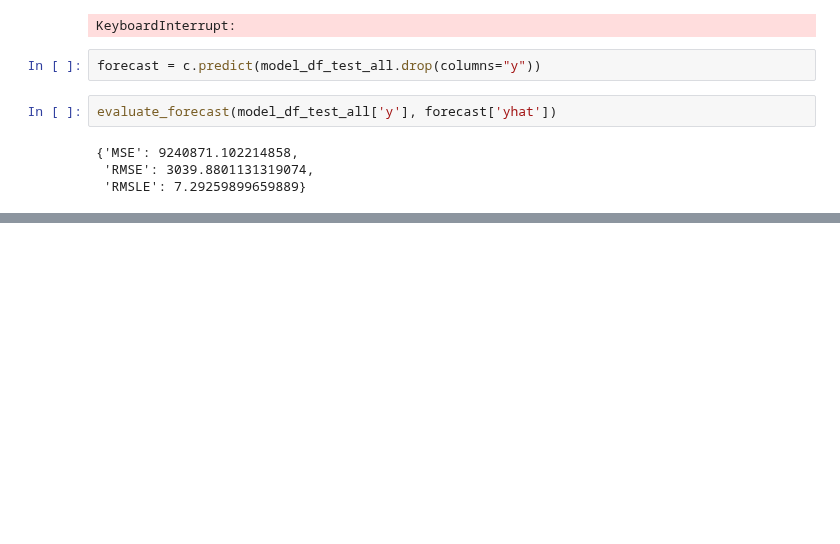
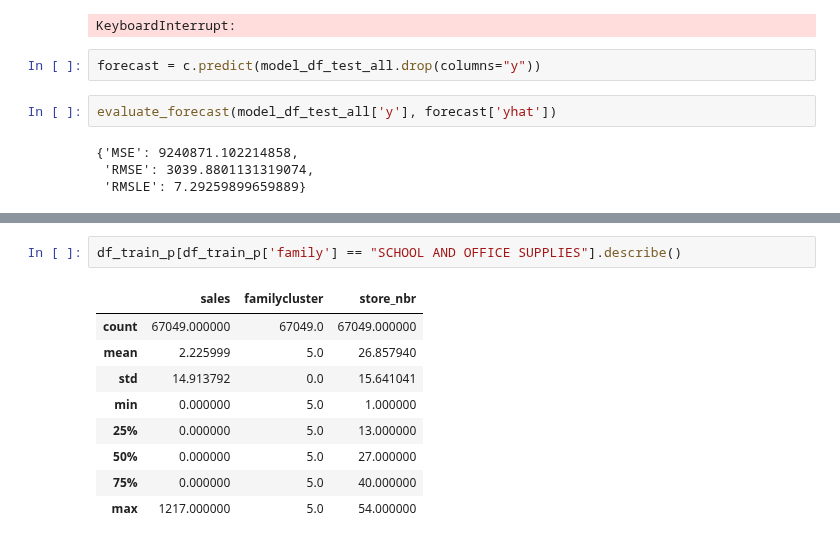
Before and after one commit to coryleroy1/Store-Sales, a Jupyter notebook: Models/FBProphet.ipynb, the cells around one changed output, grey strips where cells are left out. Saved outputs shown, nothing was run; the diff lists cells and outputs as text; blank space fills up the shorter version.

```diff
--- a/Models/FBProphet.ipynb
+++ b/Models/FBProphet.ipynb
@@ -245,0 +740,12 @@ evaluate_forecast(model_df_test_all['y'], forecast['yhat'])
+# %%
+df_train_p[df_train_p['family'] == "SCHOOL AND OFFICE SUPPLIES"].describe()
+# %% [output]
+|  | sales | familycluster | store_nbr |
+| count | 67049.000000 | 67049.0 | 67049.000000 |
+| mean | 2.225999 | 5.0 | 26.857940 |
+| std | 14.913792 | 0.0 | 15.641041 |
+| min | 0.000000 | 5.0 | 1.000000 |
+| 25% | 0.000000 | 5.0 | 13.000000 |
+| 50% | 0.000000 | 5.0 | 27.000000 |
+| 75% | 0.000000 | 5.0 | 40.000000 |
+| max | 1217.000000 | 5.0 | 54.000000 |
```
Also changed, not shown: parts of 27 cells of this notebook.
